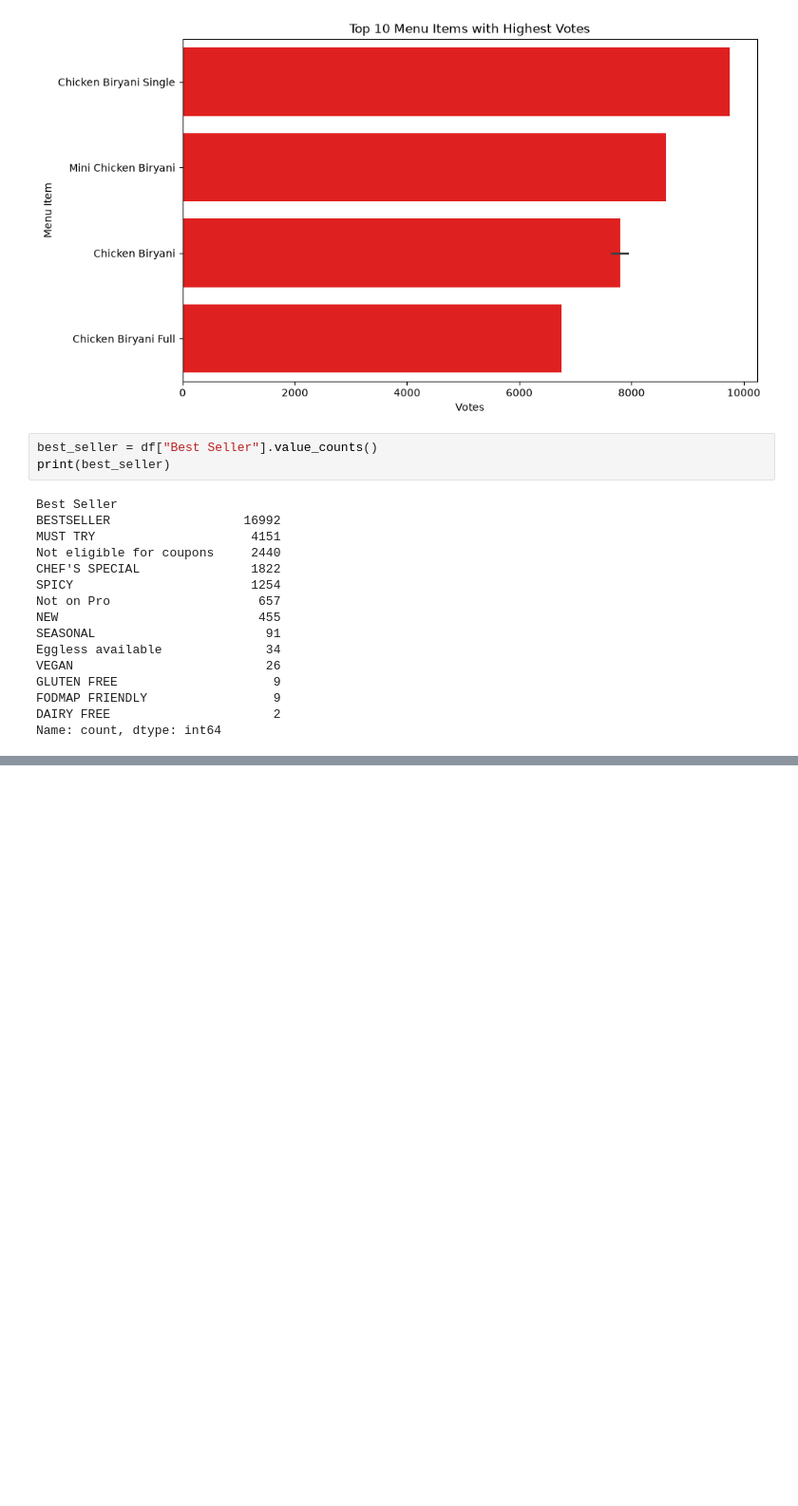
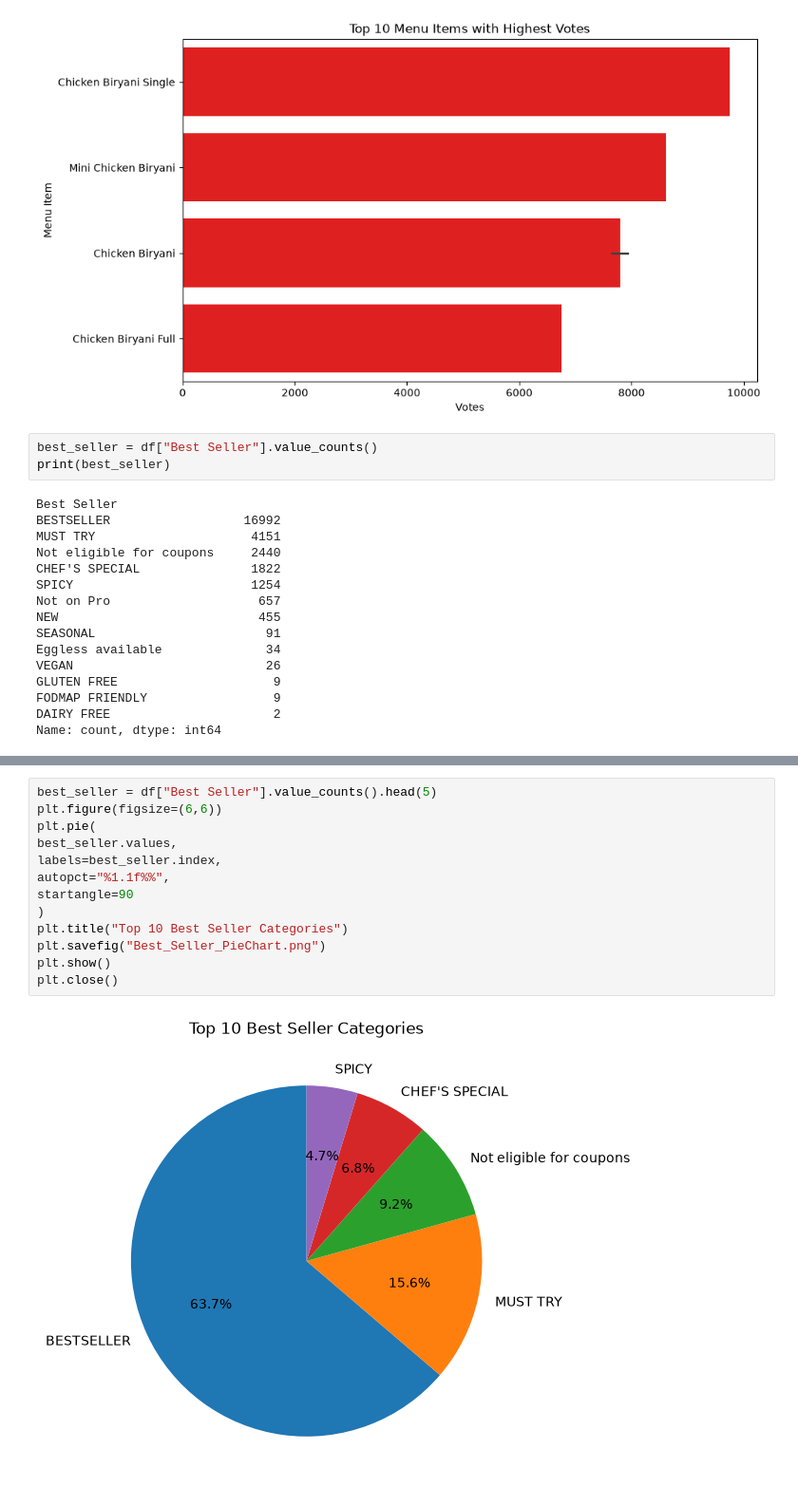
Before and after one commit to Priyanshi-78/Zomato-Data_Analysis, a Jupyter notebook: Day-1_Project.ipynb, the cells around one changed output, grey strips where cells are left out. Shown at 95% size. Drawn from its saved outputs; the diff is of its cells as text; blank space fills up the shorter version.

```diff
--- a/Day-1_Project.ipynb
+++ b/Day-1_Project.ipynb
@@ -359,0 +371,15 @@ plt.close()
+# %%
+best_seller = df["Best Seller"].value_counts().head(5)
+plt.figure(figsize=(6,6))
+plt.pie(
+best_seller.values,
+labels=best_seller.index,
+autopct="%1.1f%%",
+startangle=90
+)
+plt.title("Top 10 Best Seller Categories")
+plt.savefig("Best_Seller_PieChart.png")
+plt.show()
+plt.close()
+# %% [output]
+[figure, added]
```
Also changed, not shown: parts of 10 cells of this notebook.
